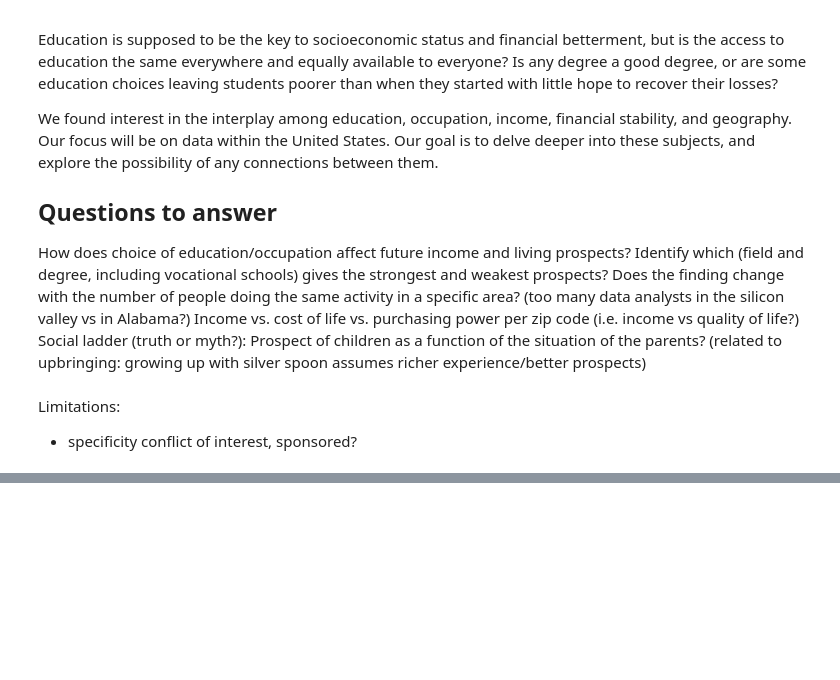
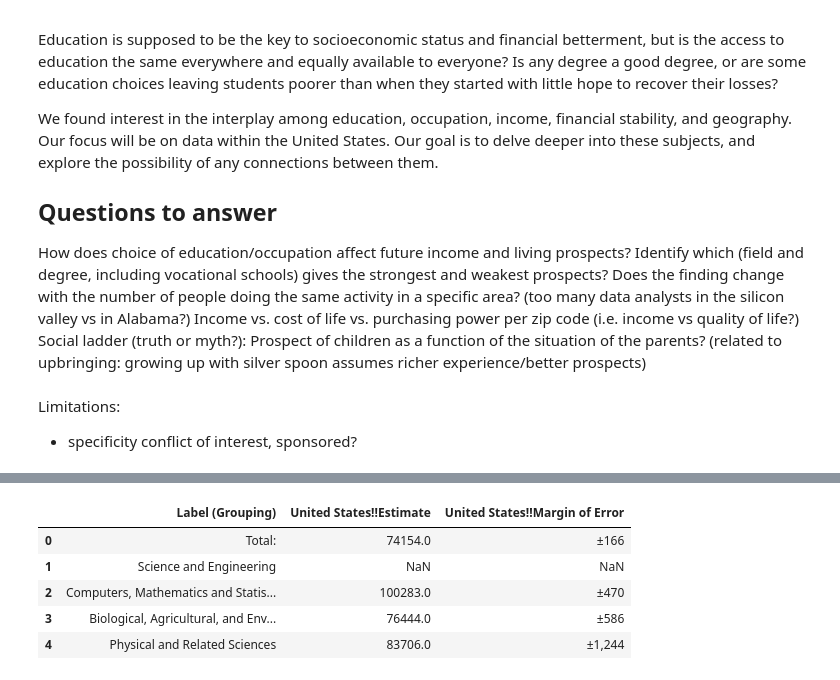
Before and after one commit to elisesirivisal/Is_Education_Worth_It, a Jupyter notebook: Elise/main.ipynb, the cells around one changed output, grey strips where cells are left out. Cells and saved outputs as stored; diff of their text form; code cells hidden in the pictures; blank space fills up the shorter version.

```diff
--- a/Elise/main.ipynb
+++ b/Elise/main.ipynb
@@ -71,0 +77,12 @@ df.head()
+# %%
+# Data from US Census (Median Earnings in the Past 12 Months (in 2022 Inflation-Adjusted Dollars) by Sex by Field of Bachelor's Degree for First Major):
+# https://data.census.gov/table?t=Educational+Attainment:Income+and+Poverty
+salary_by_gender_and_bachelors_df = pd.read_csv('Data/salary_by_gender_and_bachelors.csv')
+salary_by_gender_and_bachelors_df.head()
+# %% [output]
+|  | Label (Grouping) | United States!!Estimate | United States!!Margin of Error |
+| 0 | Total: | 74154.0 | ±166 |
+| 1 | Science and Engineering | NaN | NaN |
+| 2 | Computers, Mathematics and Statis... | 100283.0 | ±470 |
+| 3 | Biological, Agricultural, and Env... | 76444.0 | ±586 |
+| 4 | Physical and Related Sciences | 83706.0 | ±1,244 |
```
Also changed, not shown: parts of 9 cells of this notebook, 6 other files.
